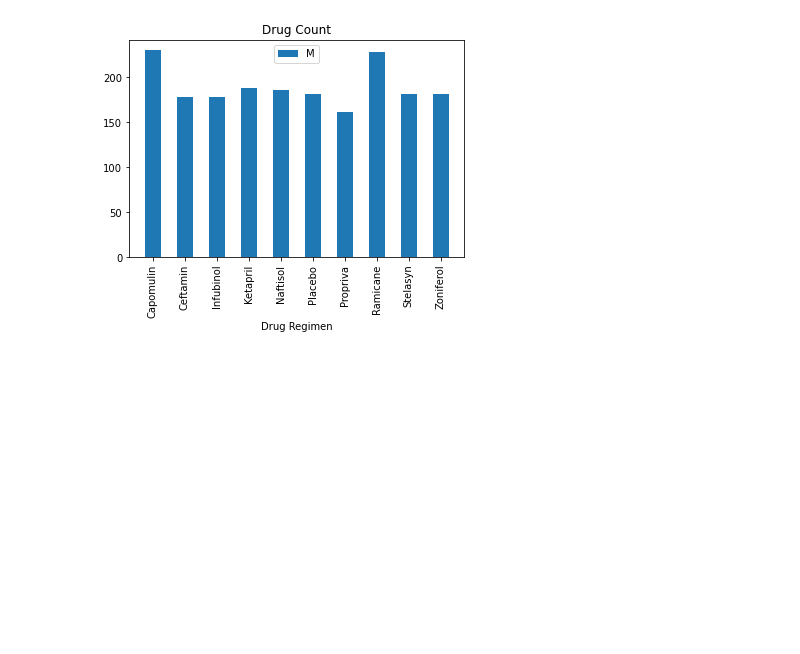
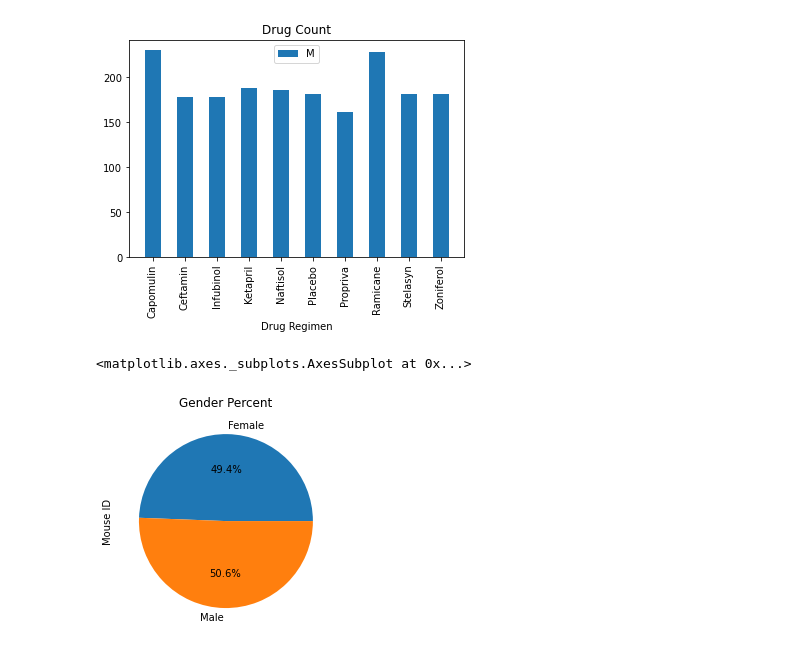
Before and after one commit to ericlee1899/matplotlib-challenge, a Jupyter notebook: Main.ipynb, the cells around one changed output. Drawn from its saved outputs; the diff is of its cells as text; code cells hidden in the pictures; blank space fills up the shorter version.

```diff
--- a/Main.ipynb
+++ b/Main.ipynb
@@ -135,4 +135,12 @@ plt.title("Drug Count")
 plt.show()
 # %% [output]
 [figure]
+# %%
+# Generate a pie plot showing the distribution of female versus male mice using pandas
+genderdf = pd.DataFrame(combinedf.groupby(["Sex"]).count().reset_index())
+gendercutdf = genderdf[["Sex","Mouse ID"]]
+gendercutdf.plot(kind="pie",y="Mouse ID",title="Gender Percent",legend=False,labels=genderdf["Sex"],autopct="%1.1f%%")
+# %% [output]
+<matplotlib.axes._subplots.AxesSubplot at 0x...>
+[figure, added]
 # %%
```
Also changed, not shown: parts of 8 cells of this notebook.
